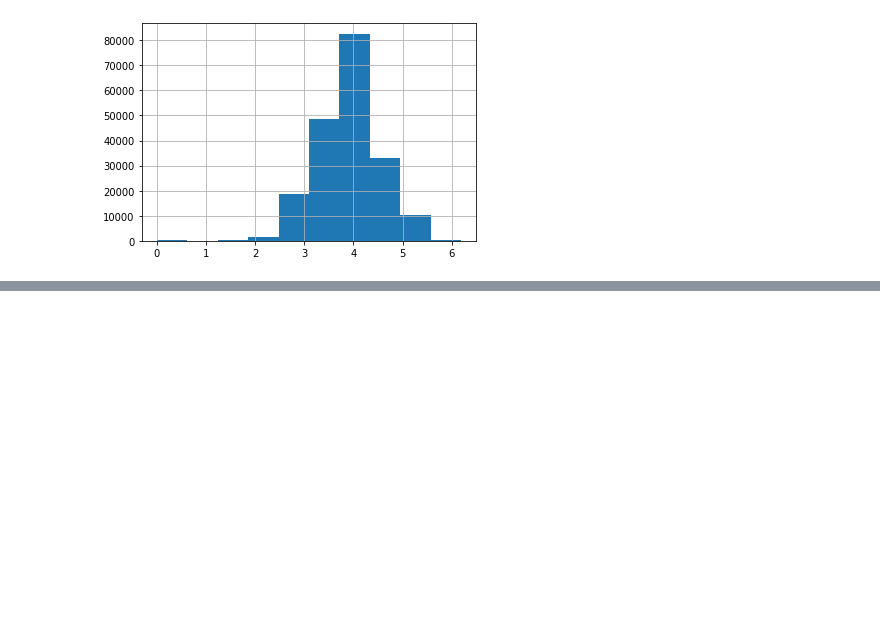
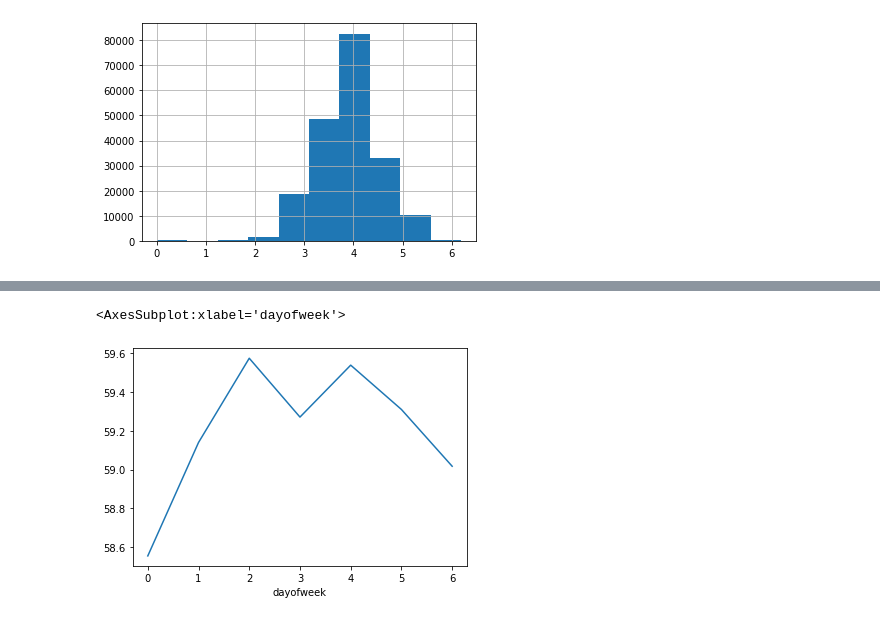
Before and after one commit to tenten0727/sony_pm25, a Jupyter notebook: notebook/002_nb_get_data_test.ipynb, the cells around one changed output, grey strips where cells are left out. Drawn from its saved outputs; the diff is of its cells as text; code cells hidden in the pictures; blank space fills up the shorter version.

```diff
--- a/notebook/002_nb_get_data_test.ipynb
+++ b/notebook/002_nb_get_data_test.ipynb
@@ -99,0 +101,5 @@ pd.Series(np.log1p(y)).hist()
+# %%
+X_train.groupby('dayofweek')['pm25_mid'].mean().plot()
+# %% [output]
+<AxesSubplot:xlabel='dayofweek'>
+[figure, added]
```
Also changed, not shown: parts of 7 cells of this notebook, 2 other files.
